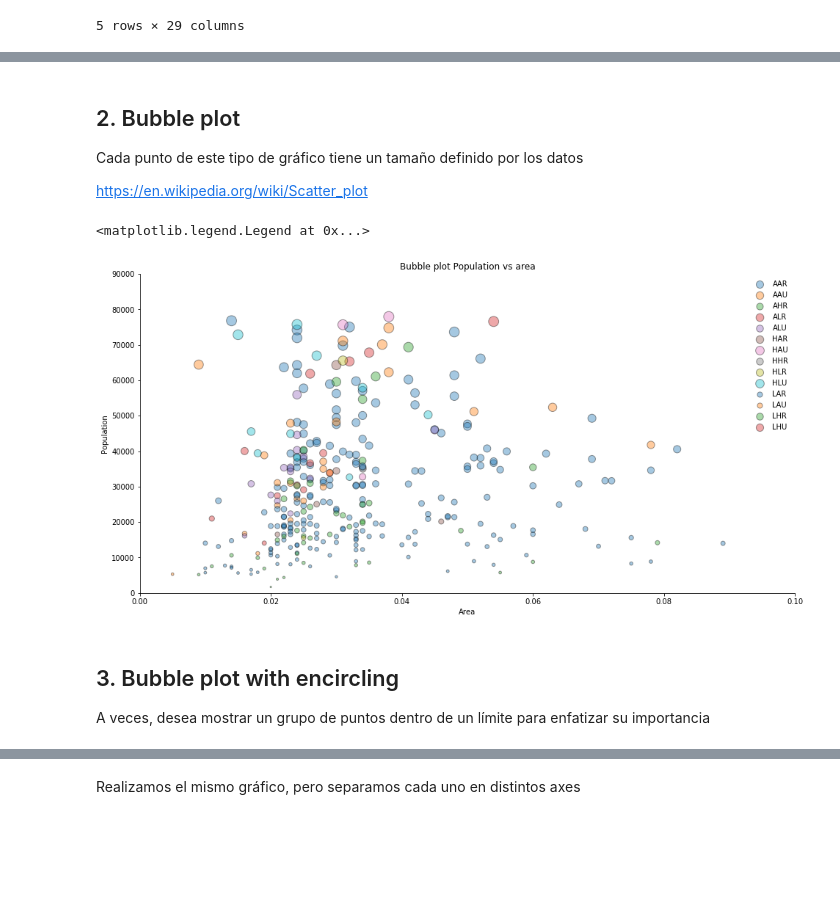
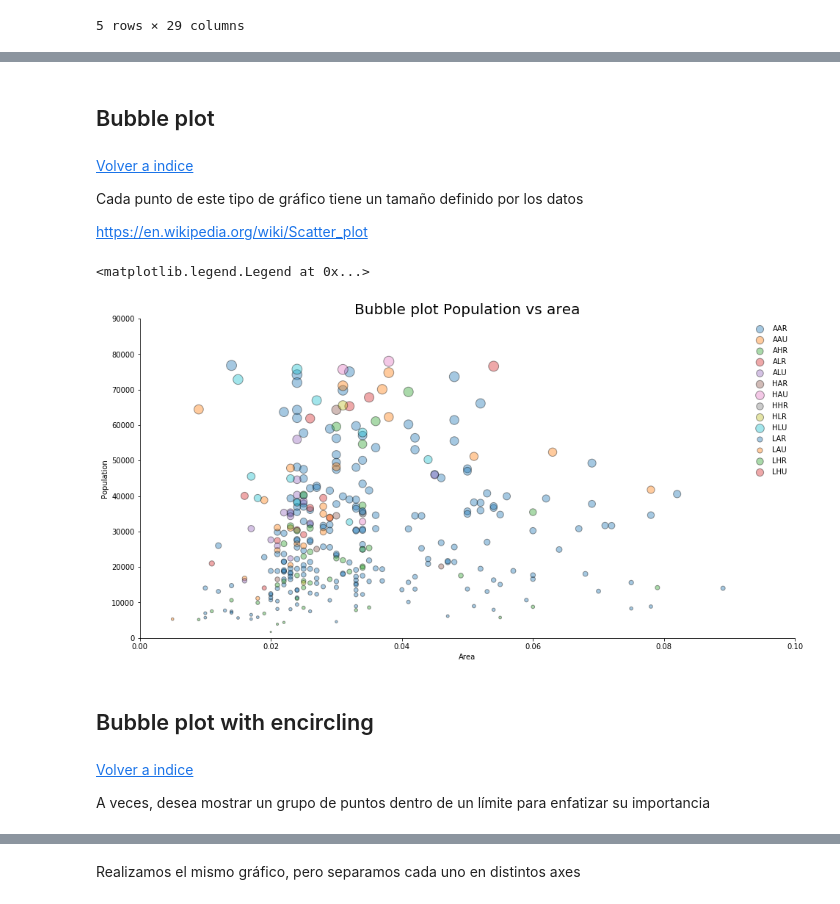
Before and after one commit to adolfoam93/Python-Plotting-Master, a Jupyter notebook: Matplotlib master notebook.ipynb, the cells around one changed output, grey strips where cells are left out. Drawn from its saved outputs; the diff is of its cells as text; code cells hidden in the pictures; blank space fills up the shorter version.

```diff
--- a/Matplotlib master notebook.ipynb
+++ b/Matplotlib master notebook.ipynb
@@ -267,5 +290,7 @@ ax.legend(loc = 'upper right', fontsize = 10, frameon=False) # Podemos sacarle
+# %% [markdown]
+## Bubble plot
 # %% [markdown]
-## 2. Bubble plot
+[Volver a indice](#Indíce)
 
 Cada punto de este tipo de gráfico tiene un tamaño definido por los datos
 
@@ -289,37 +314,39 @@ for cat in sorted(data['category'].unique()):
     # Aqui calculamos el tamaño especifico de cata categoria, esta es la clave de este gráfico
     size = pop/size_total # Mientras más grande esta proporción, más grande será el marcador
 
     # Gráficamos, especificando 's = size' y 'marker = marker'
     # 'alpha' es la opacidad de los puntos [0,1], siendo 1 el predeterminado
     # Se puede experimentar con el tipo de marker
 
     ax.scatter(ar, pop, label = cat, s = size*100000, marker = '.',
                alpha = 0.4, # opacidad
               edgecolors = 'black') # color de los bordes de cada punto
 
 # Styling
 # Eliminar spines
 ax.spines['top'].set_color('None')
 ax.spines['right'].set_color('None')
 
 # Axis Labels
 ax.set_xlabel("Area")
 ax.set_ylabel("Population")
 
 # Limites de cada eje
 ax.set_ylim(0, 90000) # Limites eje Y
 ax.set_xlim(0, 0.1) # Limites eje X
 
 # Titulo
-ax.set_title('Bubble plot Population vs area') # Titulo
+ax.set_title('Bubble plot Population vs area', size = 20) # Titulo
 
 # Leyenda, sin marco --> podemo eliminar ese argumento o simplemente asignarle True en el caso que eramos marco
 ax.legend(loc = 'upper right', fontsize = 10, frameon=False) # Podemos sacarle el "Frame"
 # %% [output]
 <matplotlib.legend.Legend at 0x...>
-[figure, old version]
+[figure, new version]
+# %% [markdown]
+## Bubble plot with encircling
 # %% [markdown]
-## 3. Bubble plot with encircling
+[Volver a indice](#Indíce)
 
 A veces, desea mostrar un grupo de puntos dentro de un límite para enfatizar su importancia
 # %%
```
Also changed, not shown: parts of 26 cells of this notebook.
